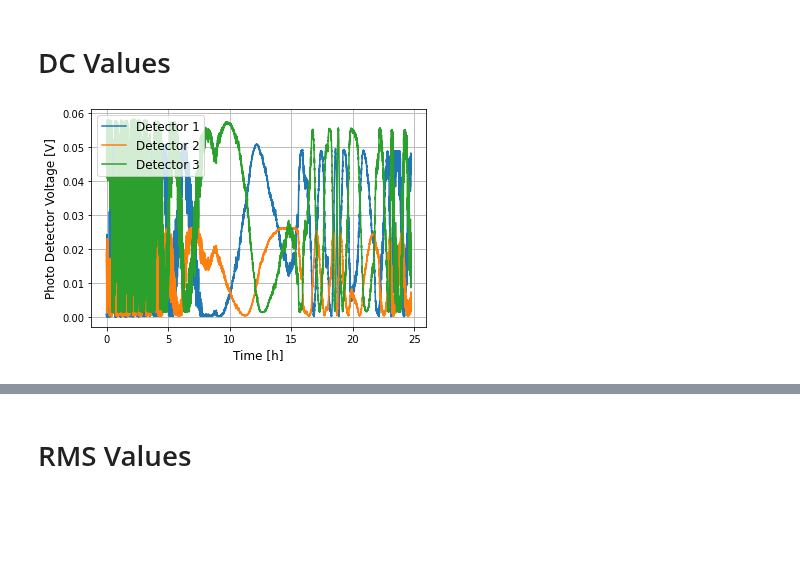
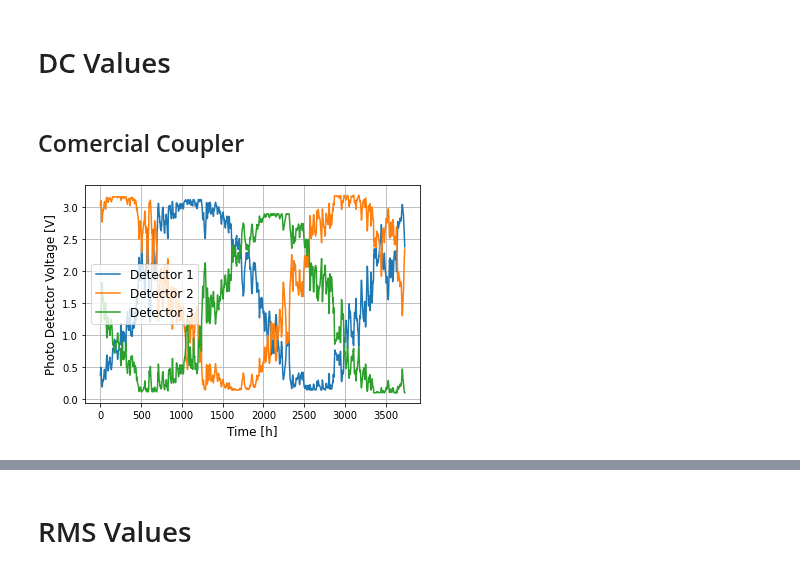
Before and after one commit to bilaljo/MiniPTI, a Jupyter notebook: notebooks/pti.ipynb, the cells around one changed output, grey strips where cells are left out. Drawn from its saved outputs; the diff is of its cells as text; code cells hidden in the pictures; blank space fills up the shorter version.

```diff
--- a/notebooks/pti.ipynb
+++ b/notebooks/pti.ipynb
@@ -6,19 +6,20 @@ from scipy.optimize import minimize
 # %%
 from phase_scan import PhaseScan
 # %%
-decimation_data = pd.read_csv("Decimation.csv")[:89000]
-pti_data = pd.read_csv("PTI_Inversion.csv")
+decimation_data_comercial = pd.read_csv("Decimation.csv")
+decimation_data_mmi = pd.read_csv("Decimation2.csv")
 # %% [markdown]
 # DC Values
+# %% [markdown]
+## Comercial Coupler
 # %%
-%matplotlib inline
-time = np.arange(len(decimation_data["DC1"])) / 3600
+time = np.arange(len(decimation_data_comercial["DC CH1"]))
 for channel in range(1, 4):
-    plt.plot(time, decimation_data[f"DC{channel}"], label=f"Detector {channel}")
+    plt.plot(time, decimation_data_comercial[f"DC CH{channel}"], label=f"Detector {channel}")
 plt.xlabel("Time [h]", fontsize=12)
 plt.ylabel("Photo Detector Voltage [V]", fontsize=12)
 plt.grid()
 plt.legend(fontsize=12)
-plt.savefig("dc_pi-band_dec1.pdf",bbox_inches='tight')
+plt.show()
 # %% [output]
-[figure, old version]
+[figure, new version]
```
Also changed, not shown: parts of 64 cells of this notebook.
